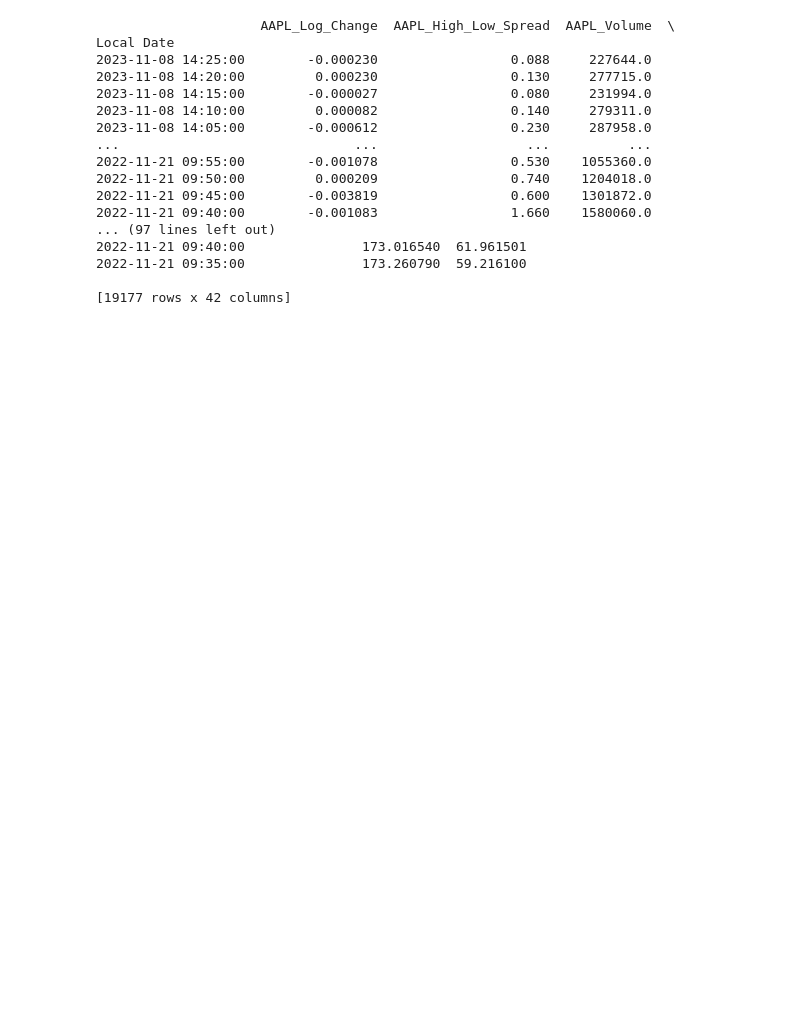
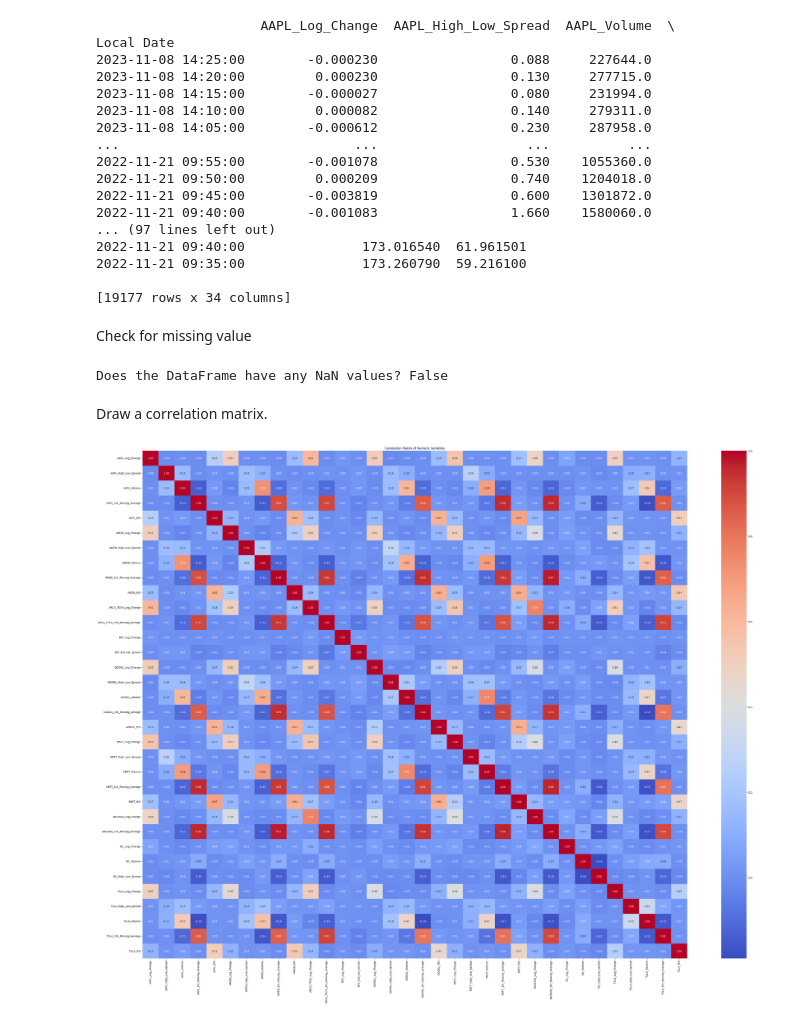
Before and after one commit to SDing-14/Fintech-540, a Jupyter notebook: notebook2.ipynb, the cells around one changed output. Saved outputs shown, nothing was run; the diff lists cells and outputs as text; code cells hidden in the pictures; blank space fills up the shorter version.

```diff
--- a/notebook2.ipynb
+++ b/notebook2.ipynb
@@ -1,7 +6,6 @@
 # %%
-import pandas as pd
 
-# Example of loading datasets (assuming they are in CSV format)
+
 AAPL = pd.read_csv('Filtered_Data/AAPL_filtered.csv', index_col='Local Date')
 AMZN = pd.read_csv('Filtered_Data/AMZN_filtered.csv', index_col='Local Date')
 ARCA_TECH = pd.read_csv('Filtered_Data/ARCA_TECH_filtered.csv', index_col='Local Date')
@@ -23,8 +27,8 @@ OIL = OIL[['OIL_Log_Change','OIL_Volume','OIL_High_Low_Spread']]
 TSLA = TSLA[['TSLA_Log_Change','TSLA_High_Low_Spread','TSLA_Volume','TSLA_1hr_Moving_Average','TSLA_RSI']]
 
 
-# Joining datasets on the index of dataset1
 combined_dataset = AAPL.join([AMZN, ARCA_TECH, BIT_USD, GOOGL, MSFT, NASDAQ, OIL, TSLA], how='left')
+combined_dataset = combined_dataset.drop(columns = ['Local Time', 'Close', 'Net', 	'%Chg', 'Open', 'Low', 'High', 'Volume'])
 na_row_indices = combined_dataset[combined_dataset.isna().any(axis=1)].index
 
 index_list = na_row_indices.tolist()
@@ -40,18 +44,14 @@ import numpy as np
 def fill_with_closest_average(df):
     for column in df.columns:
         for i in df[df[column].isna()].index:
-            # Convert index positions to integer locations
             idx_position = df.index.get_loc(i)
 
-            # Find the index of the next non-missing value
             next_valid_index = df[column].iloc[idx_position:].dropna().first_valid_index()
             prev_valid_index = df[column].iloc[:idx_position].dropna().last_valid_index()
 
-            # Get the next and previous non-missing values
             next_valid = df.at[next_valid_index, column] if next_valid_index is not None else np.nan
             prev_valid = df.at[prev_valid_index, column] if prev_valid_index is not None else np.nan
 
-            # Compute the average if both values are non-missing
             if not pd.isna(next_valid) and not pd.isna(prev_valid):
                 df.at[i, column] = (next_valid + prev_valid) / 2
             elif not pd.isna(next_valid):
@@ -61,10 +61,8 @@ def fill_with_closest_average(df):
 
     return df
 
-# Apply the function to your DataFrame
 combined_dataset_filled = fill_with_closest_average(combined_dataset)
 
-# Check the results
 print(combined_dataset_filled)
 # %% [output]
                      AAPL_Log_Change  AAPL_High_Low_Spread  AAPL_Volume  \
@@ -83,4 +81,25 @@ Local Date
 2022-11-21 09:40:00               173.016540  61.961501
 2022-11-21 09:35:00               173.260790  59.216100
 
-[19177 rows x 42 columns]
+[19177 rows x 34 columns]
+# %% [markdown]
+Check for missing value
+# %%
+has_na = combined_dataset_filled.isna().any().any()
+
+print(f"Does the DataFrame have any NaN values? {has_na}")
+# %% [output]
+Does the DataFrame have any NaN values? False
+# %% [markdown]
+Draw a correlation matrix.
+# %%
+numeric_cols = combined_dataset_filled.select_dtypes(include=[np.number])
+
+correlation_matrix = numeric_cols.corr()
+
+plt.figure(figsize=(48, 36))
+sns.heatmap(correlation_matrix, annot=True, fmt=".2f", cmap='coolwarm')
+plt.title("Correlation Matrix of Numeric Variables")
+plt.show()
+# %% [output]
+[figure, added]
```
Also changed, not shown: parts of 1 cell of this notebook, 2 other files.
